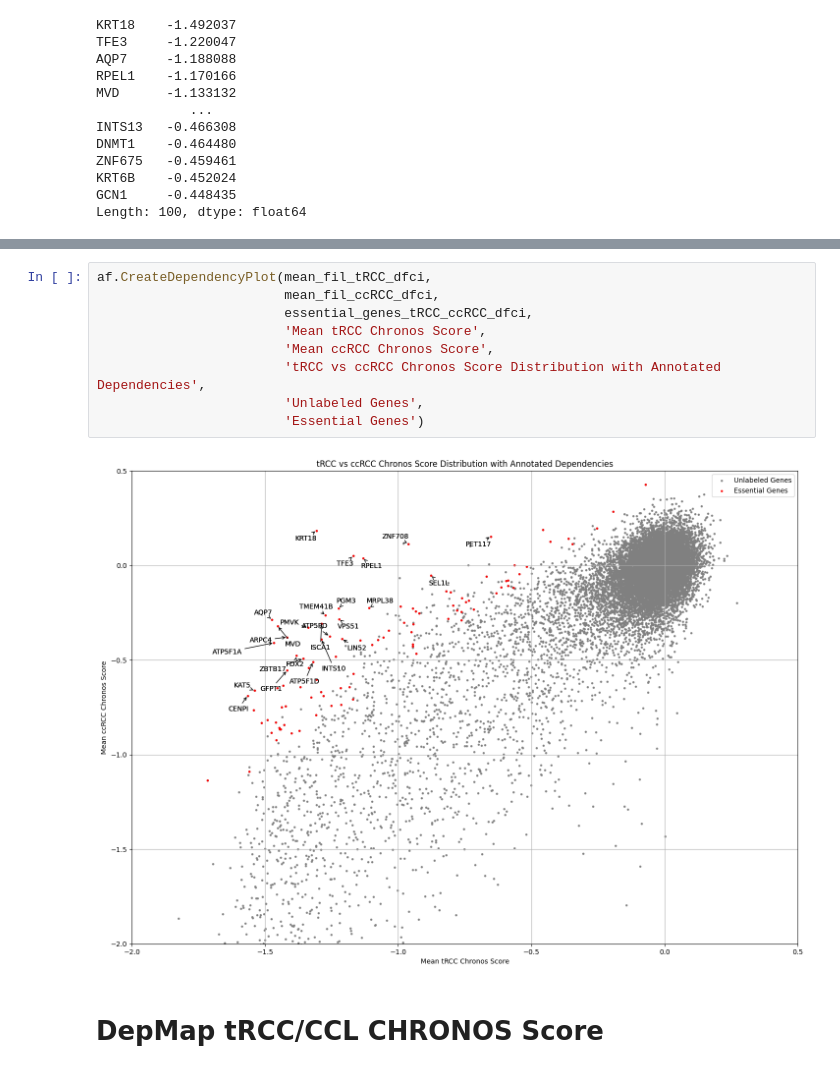
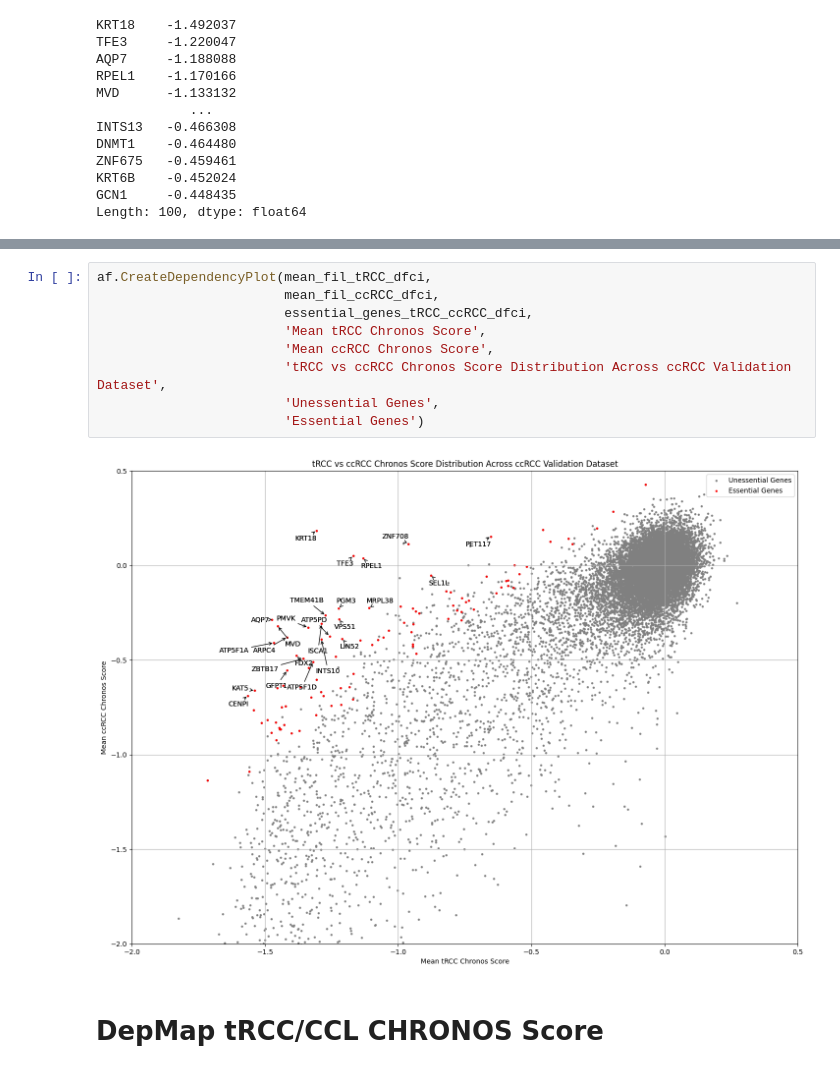
Before and after one commit to harshel-bahl/predicting-cancer-gene-dependencies, a Jupyter notebook: analysis/analysis.ipynb, the cells around one changed output, grey strips where cells are left out. Saved outputs shown, nothing was run; the diff lists cells and outputs as text.

```diff
--- a/analysis/analysis.ipynb
+++ b/analysis/analysis.ipynb
@@ -119,14 +195,14 @@ af.checkGenes(genesCheck=genesCheck, df=essential_genes_tRCC_ccRCC_dfci)
 # %%
 af.CreateDependencyPlot(mean_fil_tRCC_dfci,
                         mean_fil_ccRCC_dfci,
                         essential_genes_tRCC_ccRCC_dfci,
                         'Mean tRCC Chronos Score',
                         'Mean ccRCC Chronos Score',
-                        'tRCC vs ccRCC Chronos Score Distribution with Annotated Dependencies',
-                        'Unlabeled Genes',
+                        'tRCC vs ccRCC Chronos Score Distribution Across ccRCC Validation Dataset',
+                        'Unessential Genes',
                         'Essential Genes')
 # %% [output]
-[figure, old version]
+[figure, new version]
 # %% [markdown]
 # DepMap tRCC/CCL CHRONOS Score
 # %%
```
Also changed, not shown: parts of 20 cells of this notebook, 5 other files.
